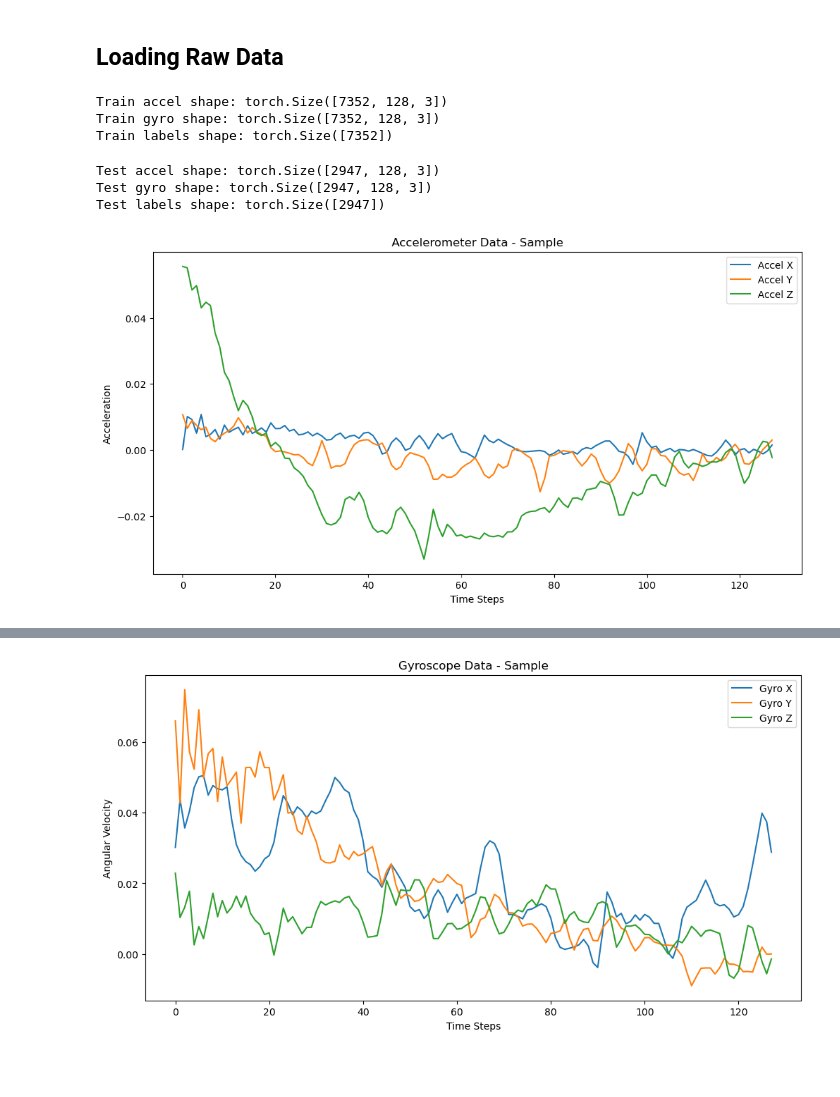
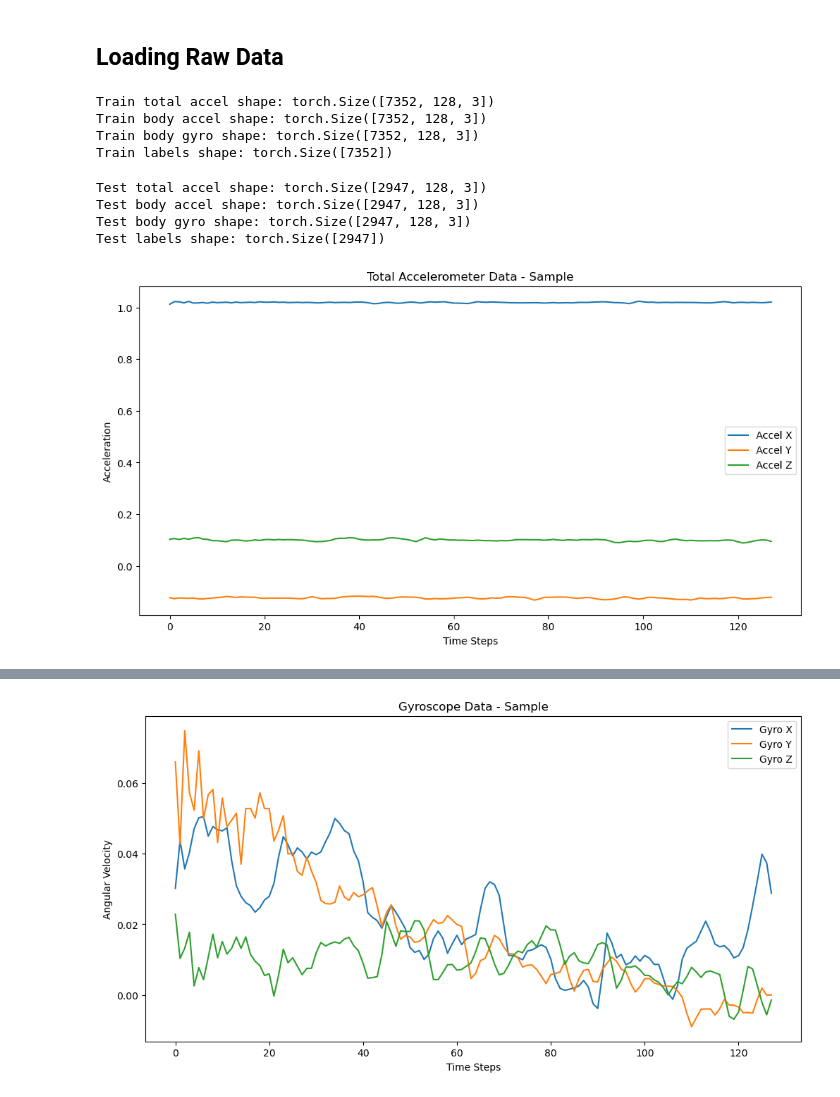
Before and after one commit to BanBot-2/EE-342-Final-Project-Code, a Jupyter notebook: final_project_report.ipynb, the cells around one changed output, grey strips where cells are left out. Saved outputs shown, nothing was run; the diff lists cells and outputs as text; code cells hidden in the pictures; blank space fills up the shorter version.

Commit message:
Added extra accelerometer data loading

```diff
--- a/final_project_report.ipynb
+++ b/final_project_report.ipynb
@@ -77,11 +77,14 @@ class HARDataLoader:
         split_dir = self.root / split
         signal_dir = split_dir / 'Inertial Signals'
 
-        # Load accelerometer data (total acceleration = body + gravity)
-        accel = self._load_files_in_folder(signal_dir, 'body_acc', split)
+        # Load total accelerometer data (total acceleration = body + gravity)
+        total_accel = self._load_files_in_folder(signal_dir, 'total_acc', split)
+
+        # Load total accelerometer data (total acceleration = body + gravity)
+        body_accel = self._load_files_in_folder(signal_dir, 'body_acc', split)
 
         # Load gyroscope data
-        gyro = self._load_files_in_folder(signal_dir, 'body_gyro', split)
+        body_gyro = self._load_files_in_folder(signal_dir, 'body_gyro', split)
 
         # Load labels from y_train.txt or y_test.txt
         label_file = split_dir / f'y_{split}.txt'
@@ -90,45 +93,49 @@ class HARDataLoader:
         # Flatten to 1D and shift labels 1-6 down to 0-5 for CrossEntropyLoss
         labels = torch.tensor(y_raw.squeeze(), dtype=torch.long) - 1
 
-        return accel, gyro, labels
+        return total_accel, body_accel, body_gyro, labels
 # %% [markdown]
 ## Loading Raw Data
 # %%
 loader = HARDataLoader('data/raw') # Initializes data loader to correct path
 # %%
 # Load training data and print shapes to verify
-train_accel, train_gyro, train_labels = loader.get_split('train')
+train_total_accel, train_body_accel, train_body_gyro, train_labels = loader.get_split('train')
 
-print(f"Train accel shape: {train_accel.shape}")
-print(f"Train gyro shape: {train_gyro.shape}")
+print(f"Train total accel shape: {train_total_accel.shape}")
+print(f"Train body accel shape: {train_body_accel.shape}")
+print(f"Train body gyro shape: {train_body_gyro.shape}")
 print(f"Train labels shape: {train_labels.shape}")
 # %% [output]
-Train accel shape: torch.Size([7352, 128, 3])
-Train gyro shape: torch.Size([7352, 128, 3])
+Train total accel shape: torch.Size([7352, 128, 3])
+Train body accel shape: torch.Size([7352, 128, 3])
+Train body gyro shape: torch.Size([7352, 128, 3])
 Train labels shape: torch.Size([7352])
 # %%
 # Load test data and print shapes to verify
-test_accel, test_gyro, test_labels = loader.get_split('test')
+test_total_accel, test_body_accel, test_body_gyro, test_labels = loader.get_split('test')
 
-print(f"Test accel shape: {test_accel.shape}")
-print(f"Test gyro shape: {test_gyro.shape}")
+print(f"Test total accel shape: {test_total_accel.shape}")
+print(f"Test body accel shape: {test_body_accel.shape}")
+print(f"Test body gyro shape: {test_body_gyro.shape}")
 print(f"Test labels shape: {test_labels.shape}")
 # %% [output]
-Test accel shape: torch.Size([2947, 128, 3])
-Test gyro shape: torch.Size([2947, 128, 3])
+Test total accel shape: torch.Size([2947, 128, 3])
+Test body accel shape: torch.Size([2947, 128, 3])
+Test body gyro shape: torch.Size([2947, 128, 3])
 Test labels shape: torch.Size([2947])
 # %%
-# Graph one sample of accelerometer data to visualize the time series
+# Graph one sample of total accel data to visualize
 plt.figure(figsize=(12, 6))
-time_steps = np.arange(train_accel.shape[1])  # 128 time steps
+time_steps = np.arange(train_total_accel.shape[1]) # 128 time steps
 
 for i, axis in enumerate(['X', 'Y', 'Z']):
-    plt.plot(time_steps, train_accel[0, :, i].numpy(), label=f'Accel {axis}')
+    plt.plot(time_steps, train_total_accel[0, :, i].numpy(), label=f'Accel {axis}')
 
 plt.xlabel('Time Steps')
 plt.ylabel('Acceleration')
-plt.title('Accelerometer Data - Sample')
+plt.title('Total Accelerometer Data - Sample')
 plt.legend()
 plt.show()
 # %% [output]
-[figure, old version]
+[figure, new version]
```
Also changed, not shown: parts of 2 cells of this notebook.
